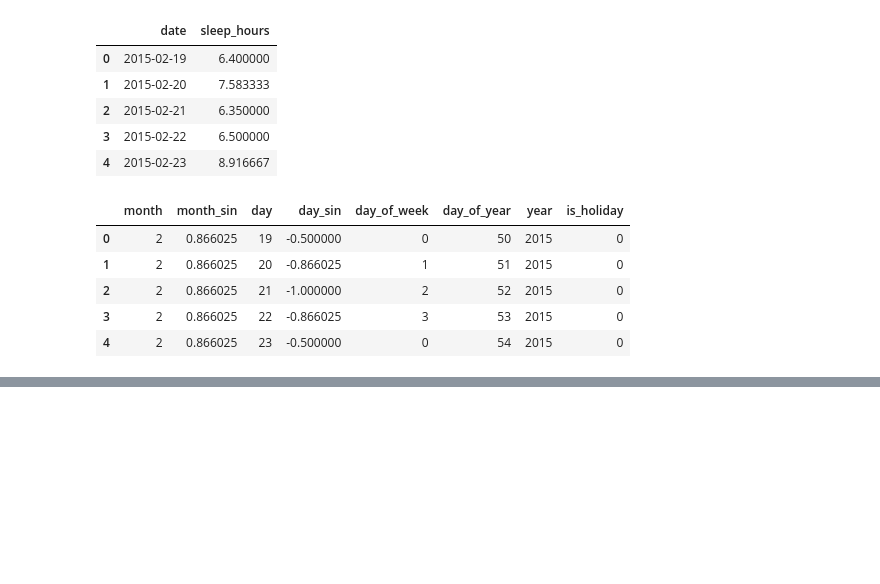
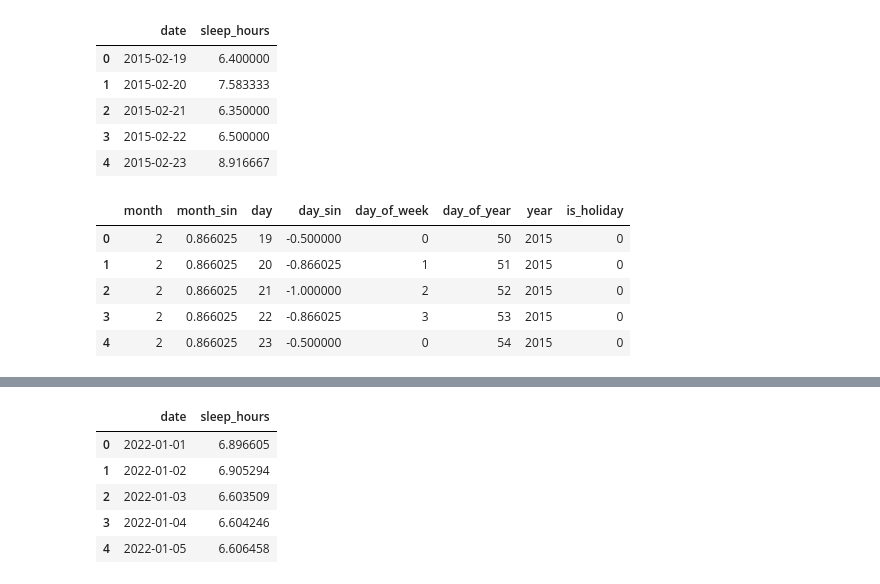
Before and after one commit to Analytics-Data-Science-and-Tech/Analytics_Data_Science, a Jupyter notebook: Pog-Series/Rob-Sleep-Prediction/Data_Exploration.ipynb, the cells around one changed output, grey strips where cells are left out. Cells and saved outputs as stored; diff of their text form; code cells hidden in the pictures; blank space fills up the shorter version.

```diff
--- a/Pog-Series/Rob-Sleep-Prediction/Data_Exploration.ipynb
+++ b/Pog-Series/Rob-Sleep-Prediction/Data_Exploration.ipynb
@@ -237,0 +249,21 @@ md_perf
+# %%
+w1 = 1/ linear_rmse
+w2 = 1/ ridge_rmse
+w3 = 1/ lasso_rmse
+w4 = 1/ elastic_rmse
+wtot = w1 + w2 + w3 + w4
+
+w1 = w1 / wtot
+w2 = w2 / wtot
+w3 = w3 / wtot
+w4 = w4 / wtot
+
+submission['sleep_hours'] = linear_preds * w1 + ridge_preds * w2 + lasso_preds * w3  + elastic_preds * w4
+submission.head()
+# %% [output]
+|  | date | sleep_hours |
+| 0 | 2022-01-01 | 6.896605 |
+| 1 | 2022-01-02 | 6.905294 |
+| 2 | 2022-01-03 | 6.603509 |
+| 3 | 2022-01-04 | 6.604246 |
+| 4 | 2022-01-05 | 6.606458 |
```
Also changed, not shown: parts of 12 cells of this notebook.
